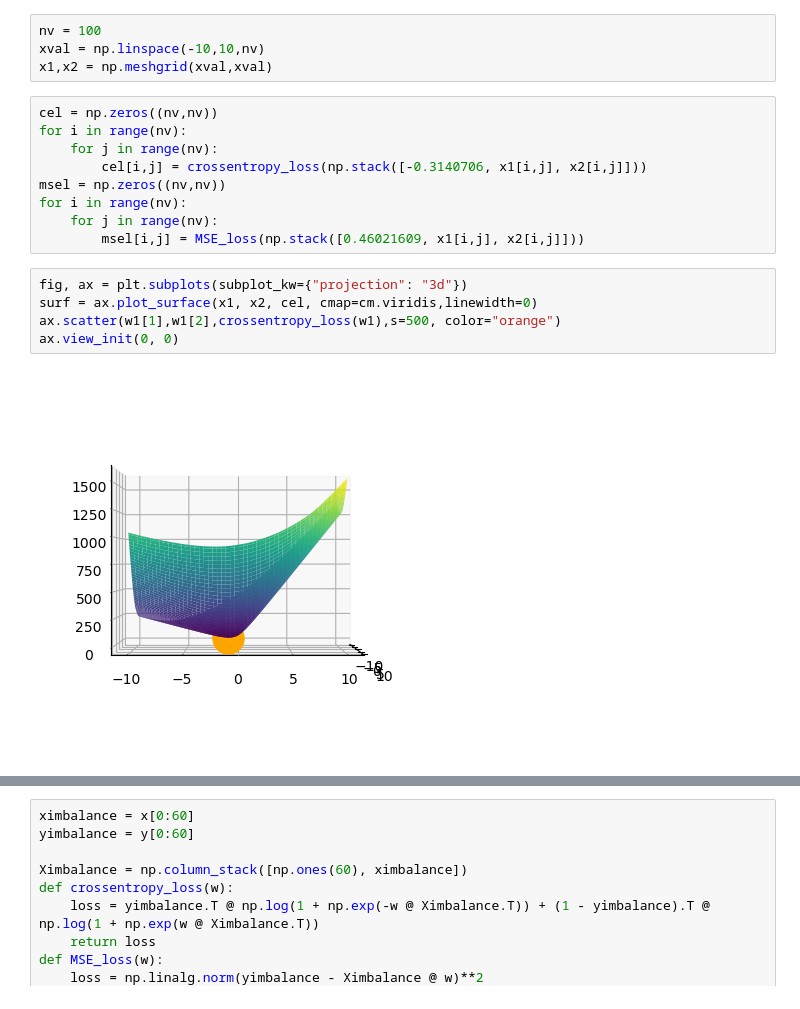
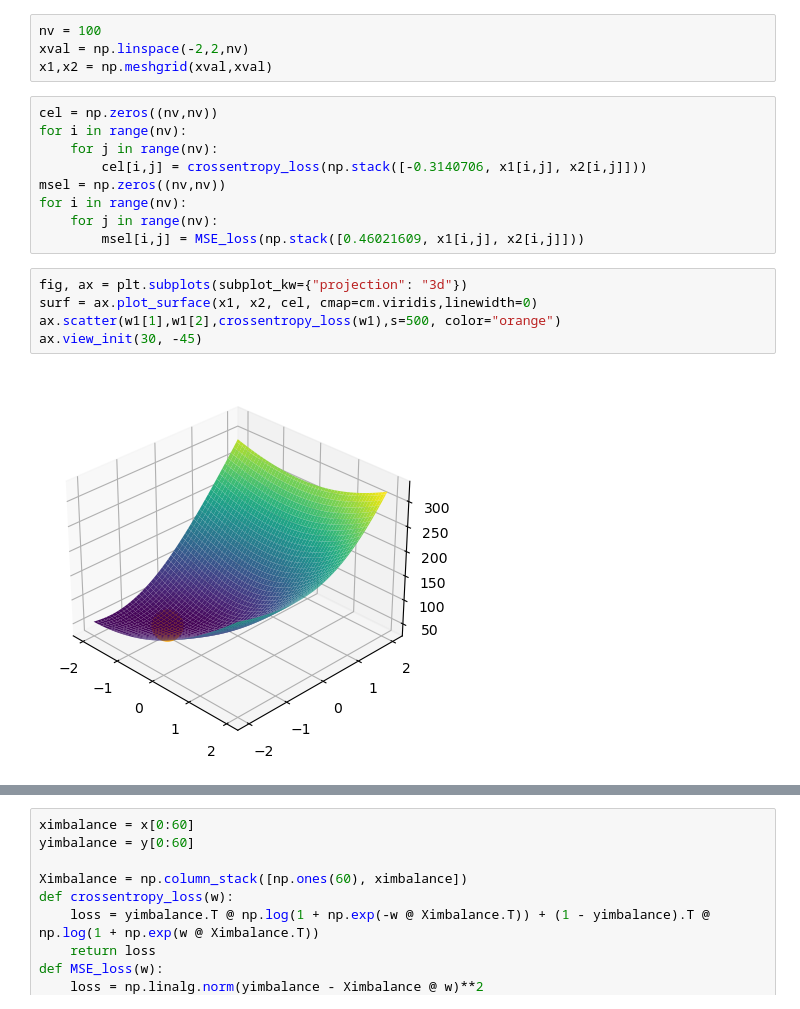
Before and after one commit to asaha1203/cx-4803, a Jupyter notebook: hw_7/hw_7_q4.ipynb, the cells around one changed output, grey strips where cells are left out. Drawn from its saved outputs; the diff is of its cells as text.

```diff
--- a/hw_7/hw_7_q4.ipynb
+++ b/hw_7/hw_7_q4.ipynb
@@ -61,7 +61,7 @@ Optimization terminated successfully.
 (50, 45, 5, 0)
 # %%
 nv = 100
-xval = np.linspace(-10,10,nv)
+xval = np.linspace(-2,2,nv)
 x1,x2 = np.meshgrid(xval,xval)
 # %%
 cel = np.zeros((nv,nv))
@@ -75,10 +75,10 @@ for i in range(nv):
 # %%
 fig, ax = plt.subplots(subplot_kw={"projection": "3d"})
 surf = ax.plot_surface(x1, x2, cel, cmap=cm.viridis,linewidth=0)
 ax.scatter(w1[1],w1[2],crossentropy_loss(w1),s=500, color="orange")
-ax.view_init(0, 0)
+ax.view_init(30, -45)
 # %% [output]
-[figure, old version]
+[figure, new version]
 # %%
 fig, ax = plt.subplots(subplot_kw={"projection": "3d"})
 surf = ax.plot_surface(x1, x2, msel, cmap=cm.viridis,linewidth=0)
```
Also changed, not shown: parts of 9 cells of this notebook, 3 other files.
